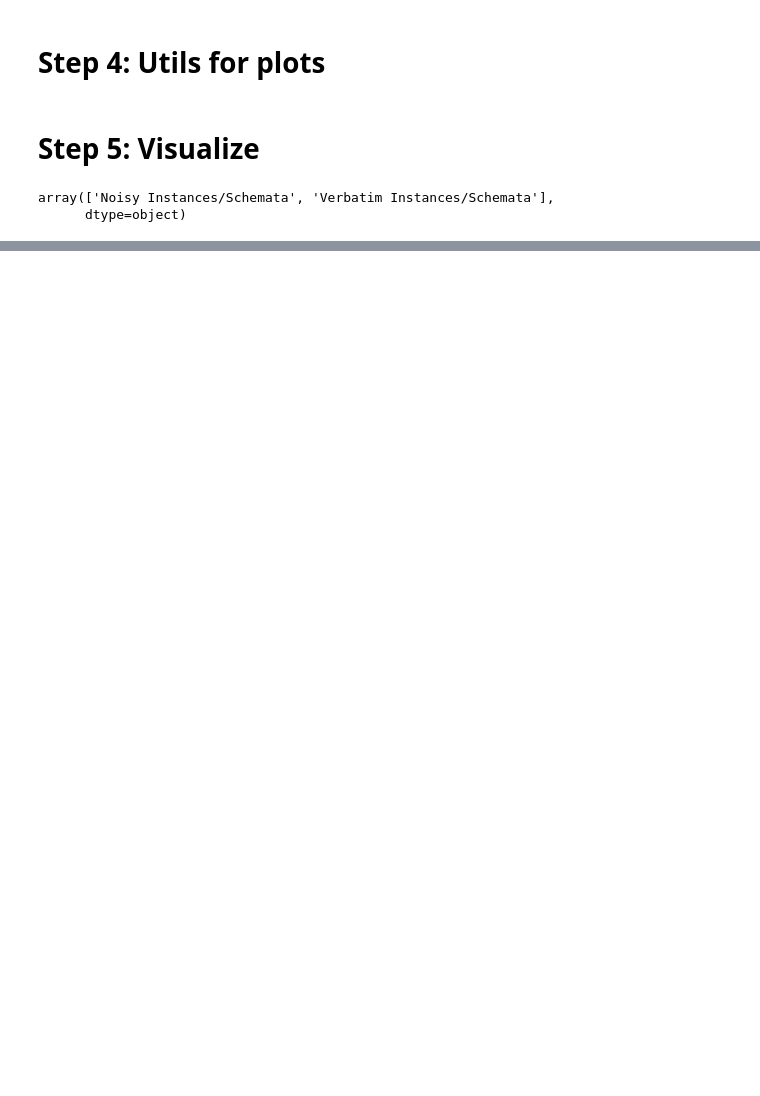
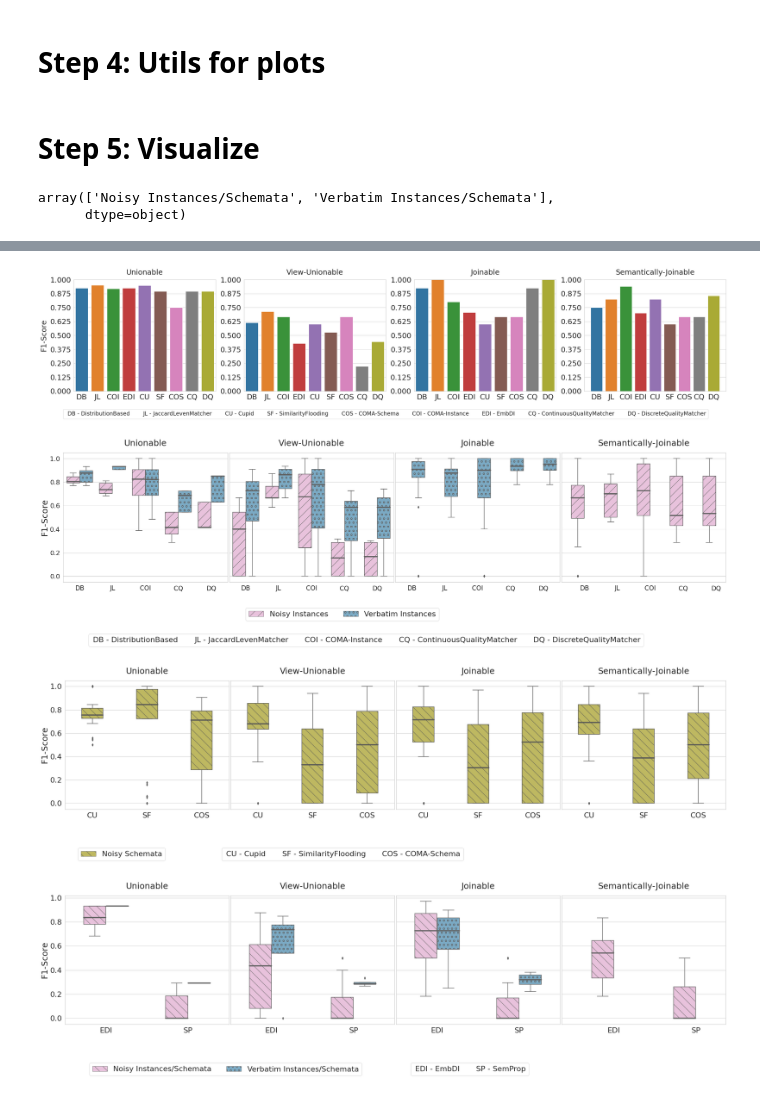
Before and after one commit to raquelpanapalen/valentine-paper-results, a Jupyter notebook: Visualizations-DataDiscovery.ipynb, the cells around one changed output, grey strips where cells are left out. Drawn from its saved outputs; the diff is of its cells as text; code cells hidden in the pictures; blank space fills up the shorter version.

```diff
--- a/Visualizations-DataDiscovery.ipynb
+++ b/Visualizations-DataDiscovery.ipynb
@@ -929,0 +936,6 @@ print_spider_plot(best_rec_gnd_pd)
+# %%
+df = best_prec_pd.copy()
+
+big_df = dict()
+for c in config:
+    big_df[c['problem']] = make_data_final_plot(df, instance_order, schema_order, hybrid_order, c)
@@ -929,0 +955,11 @@ print_spider_plot(best_rec_gnd_pd)
+# %%
+df3 = None
+title1 = "F1-Score"
+for c in config:
+    data3 = split_data_by_type(best_f1_pd, c)
+    data3['Problem'] = c['problem']
+
+    if df3 is None:
+        df3 = data3
+    else:
+        df3 = pd.concat([df3, data3])
@@ -929,0 +972,13 @@ print_spider_plot(best_rec_gnd_pd)
+# %%
+df = df3
+title1 = "F1-Score"
+barplots_one_row(df, title1)
+
+plot_by_data_type(0, instance_order, instance_colors, hatches_inst, 'instance-based', hue_order_inst, map_instance, title1)
+plot_by_data_type(1, schema_order, schema_colors, hatches_sch, 'schema-based', hue_order_sch, map_schema, title1)
+plot_by_data_type(2, hybrid_order, hybrid_colors, hatches_hybrid, 'hybrid', hue_order_hybrid, map_hybrid, title1)
+# %% [output]
+[figure, added]
+[figure, added]
+[figure, added]
+[figure, added]
```
Also changed, not shown: parts of 6 cells of this notebook, 17 other files.
